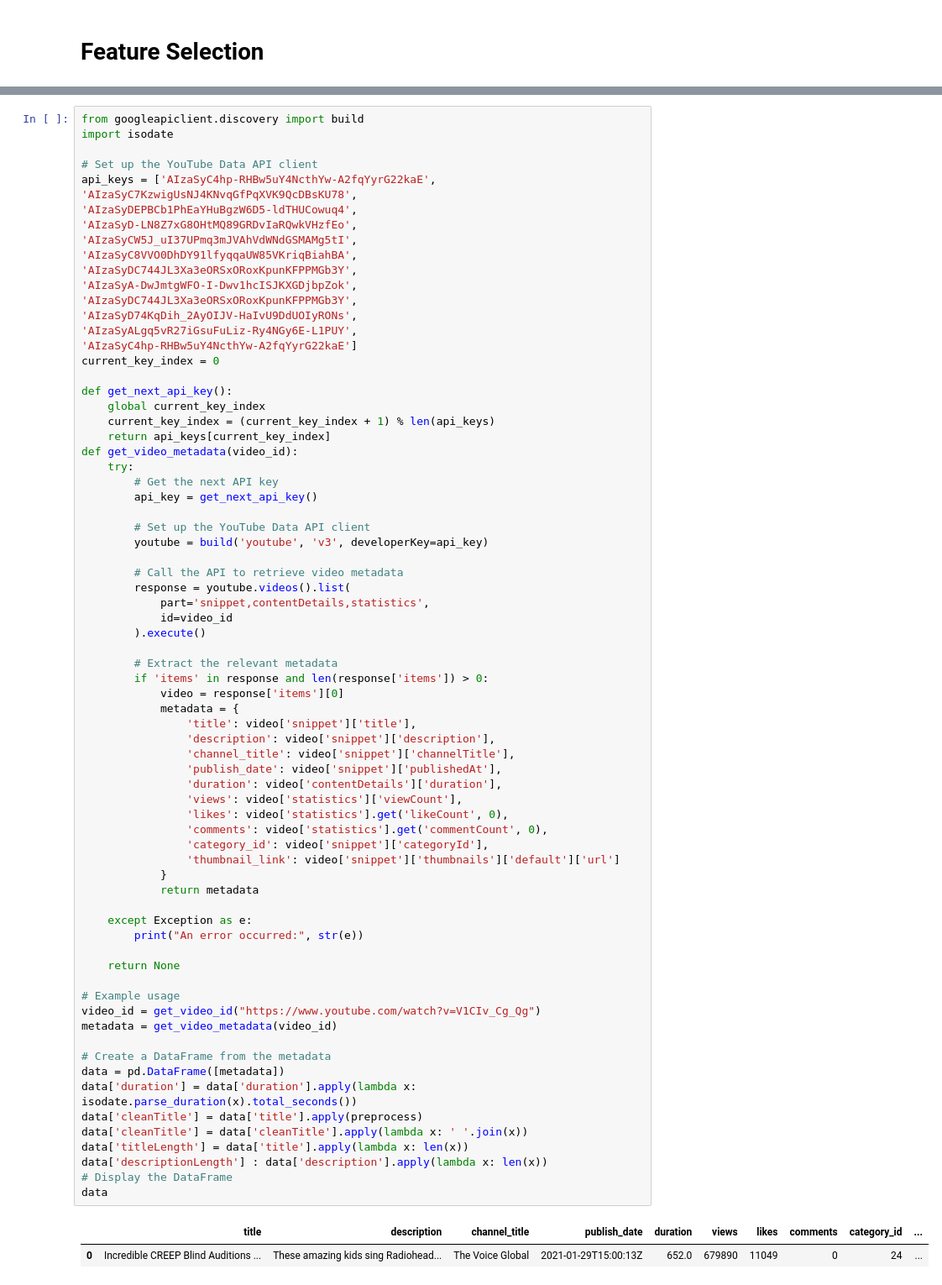
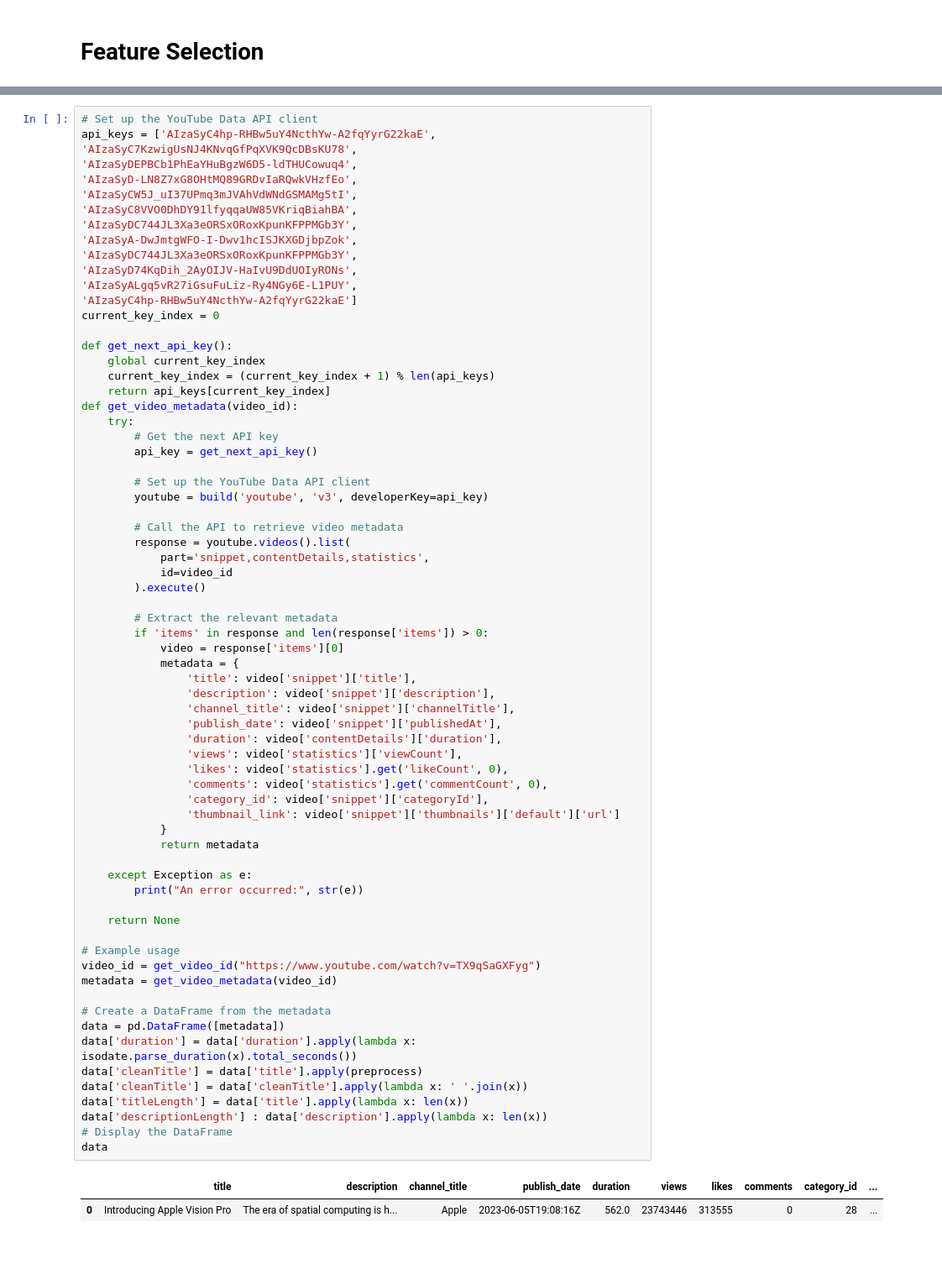
Before and after one commit to xinah3131/youtube-trend-prediction, a Jupyter notebook: Prediction.ipynb, the cells around one changed output, grey strips where cells are left out. Shown at 84% size. Drawn from its saved outputs; the diff is of its cells as text; blank space fills up the shorter version.

```diff
--- a/Prediction.ipynb
+++ b/Prediction.ipynb
@@ -555,9 +535,6 @@ def get_video_id(url):
             video_id = query_params['v'][0]
     return video_id
 # %%
-from googleapiclient.discovery import build
-import isodate
-
 # Set up the YouTube Data API client
 api_keys = ['AIzaSyC4hp-RHBw5uY4NcthYw-A2fqYyrG22kaE',
 'AIzaSyC7KzwigUsNJ4KNvqGfPqXVK9QcDBsKU78',
@@ -600,32 +577,32 @@ def get_video_metadata(video_id):
                 'channel_title': video['snippet']['channelTitle'],
                 'publish_date': video['snippet']['publishedAt'],
                 'duration': video['contentDetails']['duration'],
                 'views': video['statistics']['viewCount'],
                 'likes': video['statistics'].get('likeCount', 0),
                 'comments': video['statistics'].get('commentCount', 0),
                 'category_id': video['snippet']['categoryId'],
                 'thumbnail_link': video['snippet']['thumbnails']['default']['url']
             }
             return metadata
 
     except Exception as e:
         print("An error occurred:", str(e))
 
     return None
 
 # Example usage
-video_id = get_video_id("https://www.youtube.com/watch?v=V1CIv_Cg_Qg")
+video_id = get_video_id("https://www.youtube.com/watch?v=TX9qSaGXFyg")
 metadata = get_video_metadata(video_id)
 
 # Create a DataFrame from the metadata
 data = pd.DataFrame([metadata])
 data['duration'] = data['duration'].apply(lambda x: isodate.parse_duration(x).total_seconds())
 data['cleanTitle'] = data['title'].apply(preprocess)
 data['cleanTitle'] = data['cleanTitle'].apply(lambda x: ' '.join(x))
 data['titleLength'] = data['title'].apply(lambda x: len(x))
 data['descriptionLength'] : data['description'].apply(lambda x: len(x))
 # Display the DataFrame
 data
 # %% [output]
 |  | title | description | channel_title | publish_date | duration | views | likes | comments | category_id | ... |
-| 0 | Incredible CREEP Blind Auditions ... | These amazing kids sing Radiohead... | The Voice Global | 2021-01-29T15:00:13Z | 652.0 | 679890 | 11049 | 0 | 24 | ... |
+| 0 | Introducing Apple Vision Pro | The era of spatial computing is h... | Apple | 2023-06-05T19:08:16Z | 562.0 | 23743446 | 313555 | 0 | 28 | ... |
```
Also changed, not shown: parts of 50 cells of this notebook.
